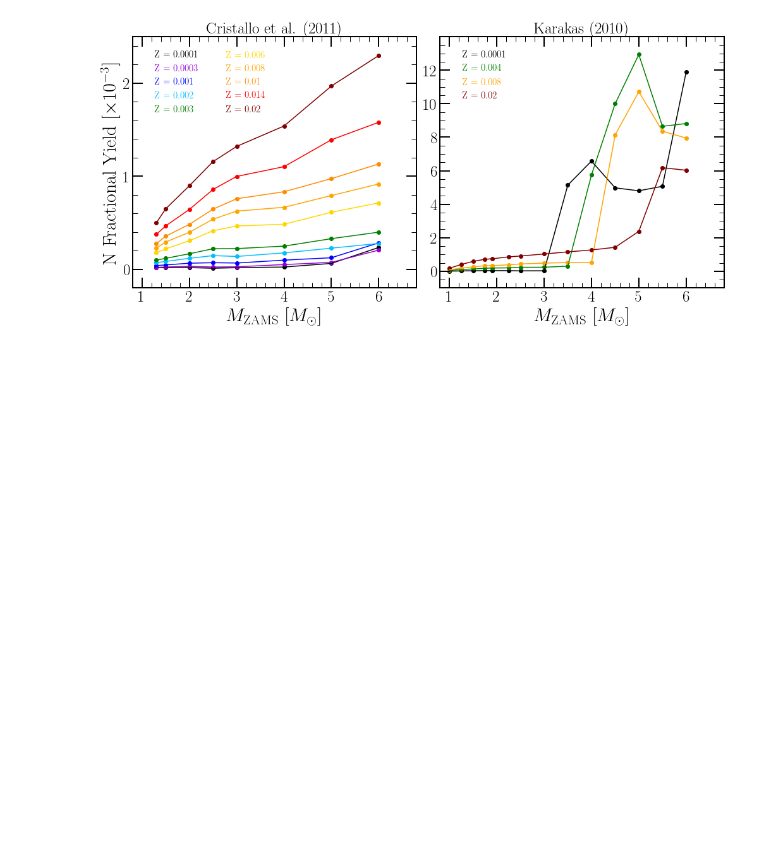
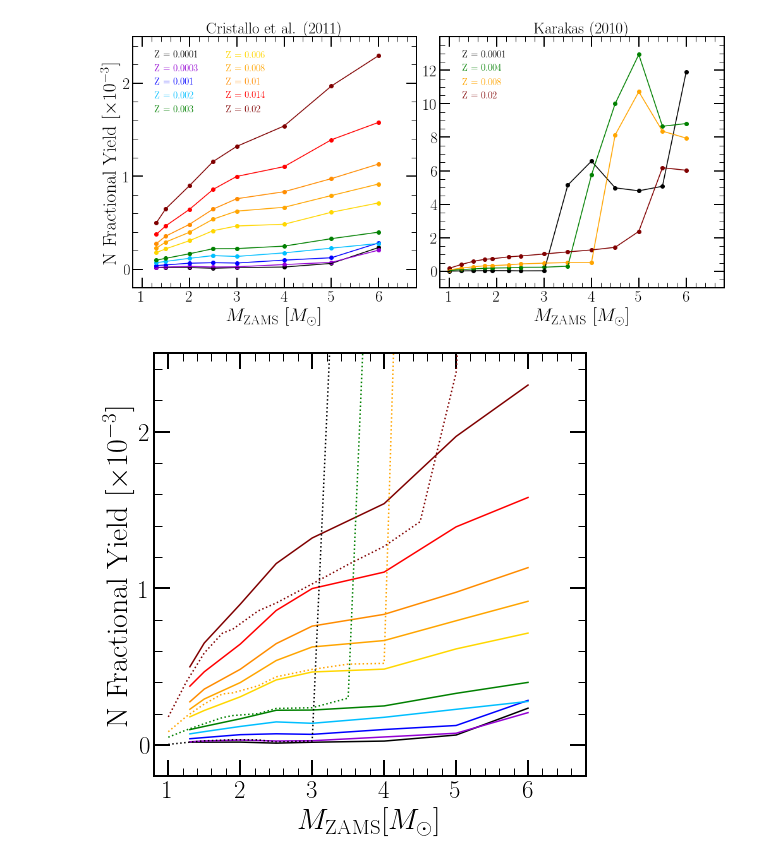
Before and after one commit to giganano/AGBmigration, a Jupyter notebook: notebooks/yields.ipynb, the cells around one changed output. Cells and saved outputs as stored; diff of their text form; code cells hidden in the pictures; blank space fills up the shorter version.

```diff
--- a/notebooks/yields.ipynb
+++ b/notebooks/yields.ipynb
@@ -156,3 +168,39 @@ plt.tight_layout()
 for ext in ["pdf", "png"]: plt.savefig("n_agb_yields.%s" % (ext))
 # %% [output]
 [figure]
+# %%
+def setup_axis(logprefactor = 3):
+    fig = plt.figure(figsize = (7, 7), facecolor = "white")
+    ax = fig.add_subplot(111)
+    ax.set_xlabel(r"$M_\text{ZAMS} [M_\odot]$")
+    ax.set_ylabel(r"N Fractional Yield [$\times10^{-%d}$]" % (logprefactor))
+    ax.set_ylim([-0.2, 2.5])
+    ax.set_xlim([0.8, 6.8])
+    ax.xaxis.set_ticks([1, 2, 3, 4, 5, 6])
+    ax.yaxis.set_ticks([0, 1, 2])
+    return ax
+# %%
+logprefactor = 3
+linestyles = {
+    "cristallo11": '-',
+    "karakas10": ':'
+}
+colors = {
+    "cristallo11": ["black", "darkviolet", "blue", "deepskyblue",
+                    "green", "gold", "orange", "darkorange", "red", "maroon"],
+    "karakas10": ["black", "green", "orange", "maroon"]
+}
+ax = setup_axis(logprefactor = logprefactor)
+for study in ["cristallo11", "karakas10"]:
+    y, m, z = vice.yields.agb.grid('n', study = study)
+    for i in range(len(z)):
+        yields = [10**logprefactor * _[i] for _ in y]
+        kwargs = {
+            "c": plots.mpltoolkit.named_colors()[colors[study][i]],
+            "linestyle": linestyles[study]
+        }
+        ax.plot(m, yields, **kwargs)
+plt.tight_layout()
+for ext in ["pdf", "png"]: plt.savefig("n_agb_yields_comp.%s" % (ext))
+# %% [output]
+[figure, added]
```
Also changed, not shown: parts of 2 cells of this notebook, 16 other files.
